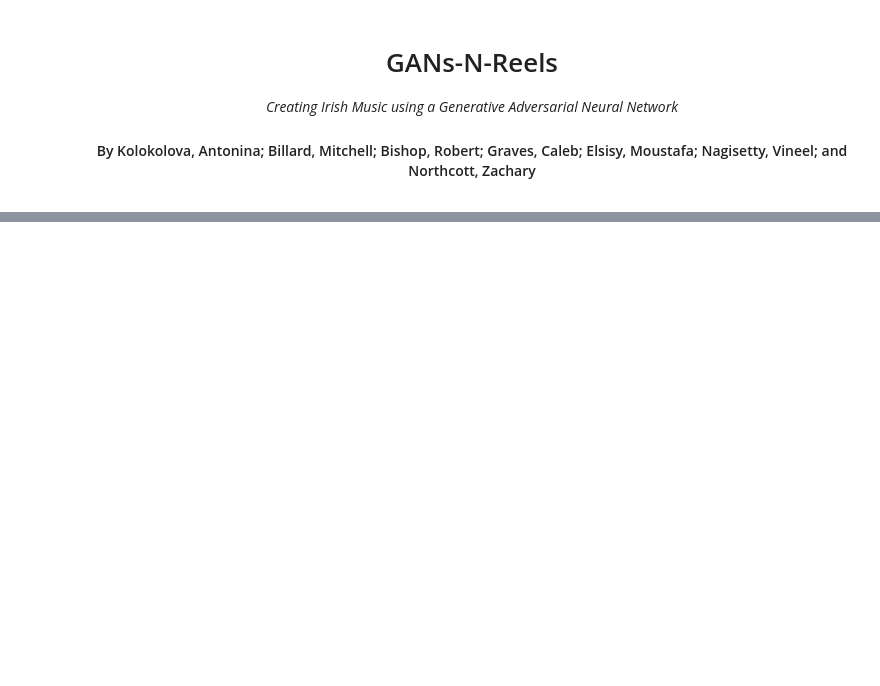
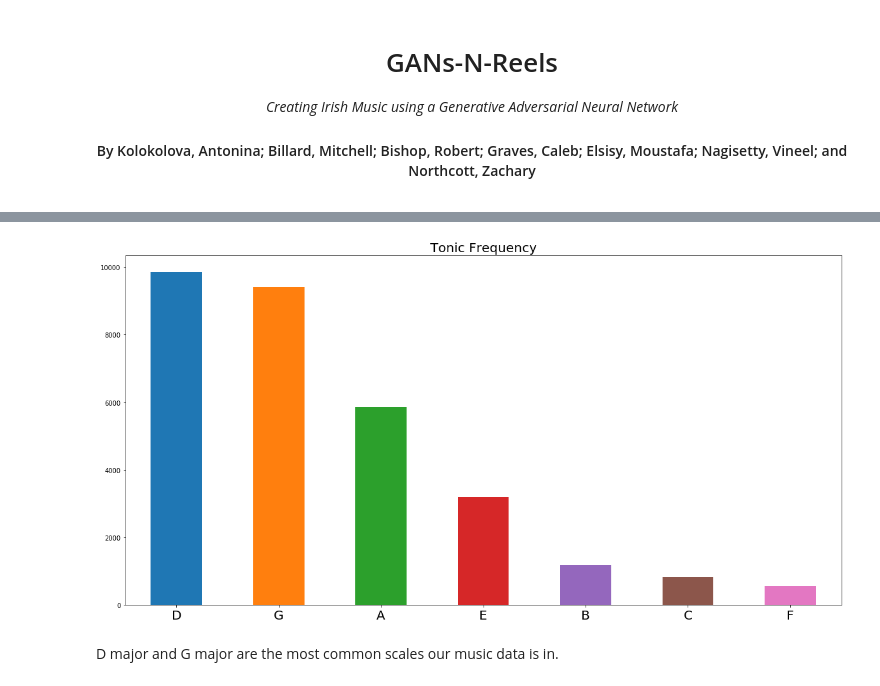
Before and after one commit to vin-nag/GANs-n-reels, a Jupyter notebook: Write Ups/Ensemble.ipynb, the cells around one changed output, grey strips where cells are left out. Saved outputs shown, nothing was run; the diff lists cells and outputs as text; code cells hidden in the pictures; blank space fills up the shorter version.

```diff
--- a/Write Ups/Ensemble.ipynb
+++ b/Write Ups/Ensemble.ipynb
@@ -111,0 +180,8 @@ Nipun Agarwala, Yuki Inoue and Axel Sly have published a paper on music composit
+# %%
+tunes['tonic'].value_counts().plot(kind='bar', figsize=(20,10), rot=0)
+plt.title("Tonic Frequency", fontsize=20)
+plt.show()
+# %% [output]
+[figure, added]
+# %% [markdown]
+D major and G major are the most common scales our music data is in.
```
Also changed, not shown: parts of 38 cells of this notebook.
